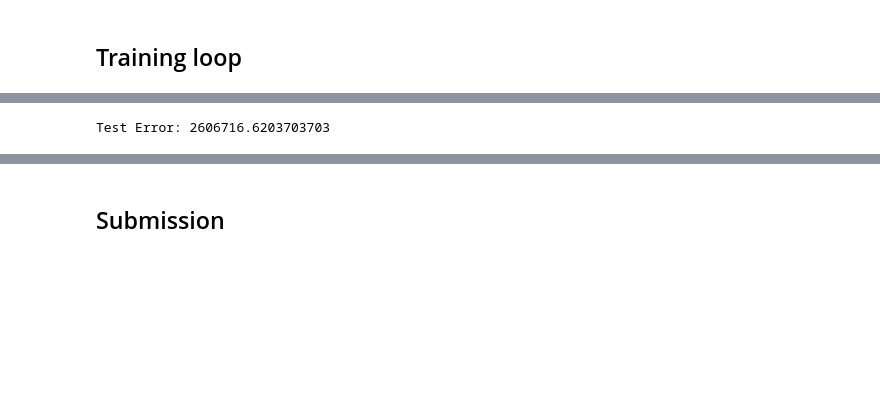
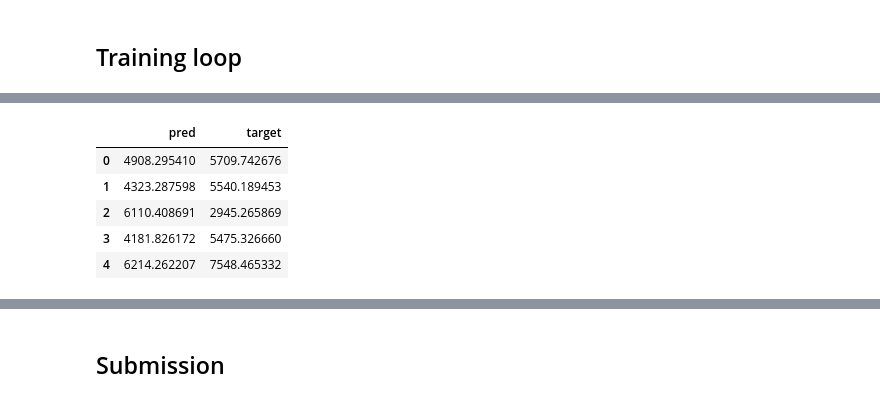
Before and after one commit to llayer/cmu_challenge, a Jupyter notebook: muon_regression_cnn.ipynb, the cells around one changed output, grey strips where cells are left out. Saved outputs shown, nothing was run; the diff lists cells and outputs as text; code cells hidden in the pictures; blank space fills up the shorter version.

```diff
--- a/muon_regression_cnn.ipynb
+++ b/muon_regression_cnn.ipynb
@@ -266,4 +260,0 @@ test_dataloader = DataLoader(test_data, batch_size=1000, shuffle=False)
-# %%
-test_loop(test_dataloader, net, loss_fn)
-# %% [output]
-Test Error: 2606716.6203703703
@@ -269,0 +279,9 @@ Test Error: 2606716.6203703703
+# %%
+df.head()
+# %% [output]
+|  | pred | target |
+| 0 | 4908.295410 | 5709.742676 |
+| 1 | 4323.287598 | 5540.189453 |
+| 2 | 6110.408691 | 2945.265869 |
+| 3 | 4181.826172 | 5475.326660 |
+| 4 | 6214.262207 | 7548.465332 |
```
Also changed, not shown: parts of 37 cells of this notebook, 4 other files.
